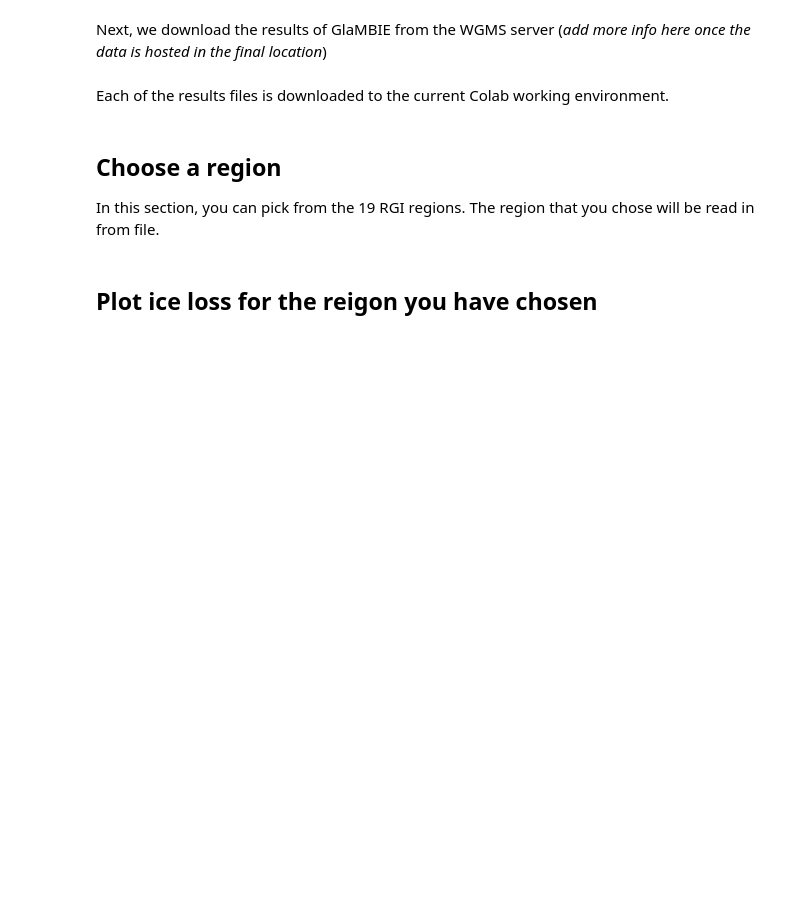
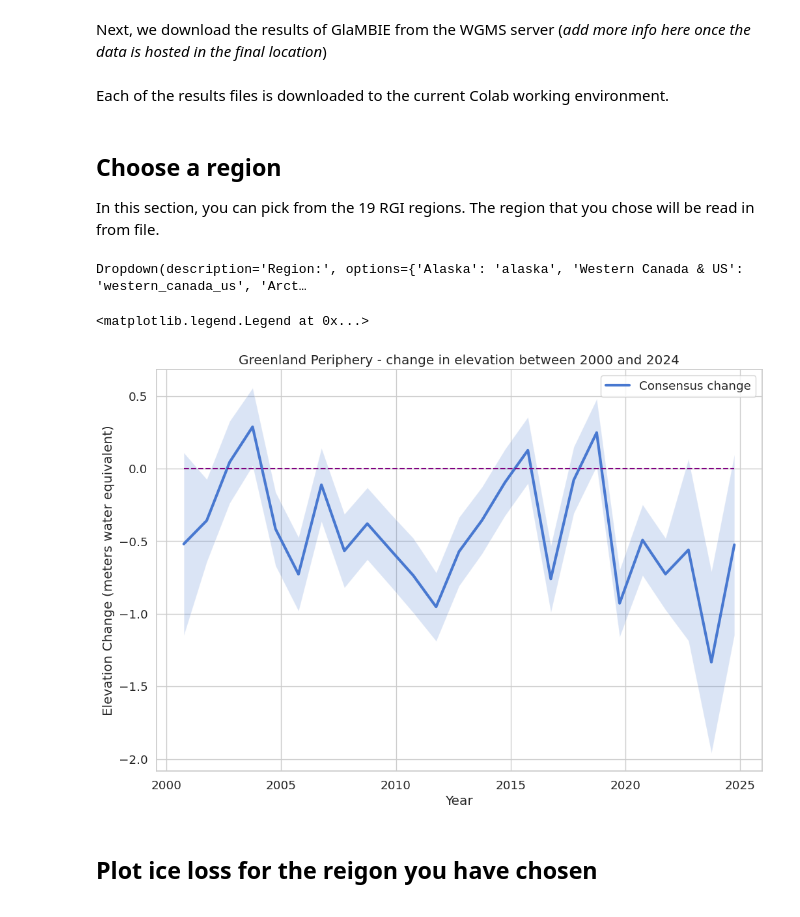
Before and after one commit to earthwave/glambie_demo_notebooks, a Jupyter notebook: glambie_reigonal_plots.ipynb, the cells around one changed output. Cells and saved outputs as stored; diff of their text form; code cells hidden in the pictures; blank space fills up the shorter version.

Commit message:
Add dropdowns and comparison plot

```diff
--- a/glambie_reigonal_plots.ipynb
+++ b/glambie_reigonal_plots.ipynb
@@ -24,3 +26,13 @@ from pathlib import Path
 import seaborn as sns
 sns.set_theme(palette='muted', style='whitegrid', font_scale=1.2)
+# %%
+def glambie_regions_dropdown(first_region_choice: str = None):
+  regions = {'Alaska': 'alaska', 'Western Canada & US': 'western_canada_us', 'Arctic Canada North': 'arctic_canada_north', 'Arctic Canada South': 'arctic_canada_south', 'Greenland Periphery': 'greenland_periphery', 'Iceland': 'iceland', 'Svalbard': 'svalbard', 'Scandinavia': 'scandinavia', 'Russian Arctic': 'russian_arctic', 'North Asia': 'north_asia', 'Central Europe': 'central_europe', 'Caucasus & Middle East': 'caucasus_middle_east', 'Central Asia': 'central_asia', 'South Asia West': 'south_asia_west', 'Low Latitudes': 'low_latitudes', 'Southern Andes': 'southern_andes', 'New Zealand': 'new_zealand', 'Antarctic and Subantarctic Islands': 'antarctic_and_subantarctic'}
+  if first_region_choice is not None:
+    regions = {key:val for key, val in regions.items() if val != first_region_choice}
+  a = widgets.Dropdown(
+    options=regions,
+    description='Region:'
+)
+  return a
 # %%
@@ -90,27 +102,33 @@ In this section, you can pick from the 19 RGI regions. The region that you chose
 local_path = '/data/ox1/working/glambie/demo_notebooks'
 # %%
 temporal_option = 'hydrological_years'
-data_directory = local_path + 'glambie_csvs_to_publish' + '/' + temporal_option
+data_directory = local_path + '/glambie_csvs_to_publish' + '/' + temporal_option
 # %%
 list_of_csvs = sorted(glob.glob(os.path.join(data_directory, '*.csv')))
 # %%
 # choose a region
-region = 'arctic_canada_south'
+region = glambie_regions_dropdown()
+region
+# %% [output]
+Dropdown(description='Region:', options={'Alaska': 'alaska', 'Western Canada & US': 'western_canada_us', 'Arct…
 # %%
 for filename in list_of_csvs:
-    if region in filename:
+    if region.value in filename:
         region_dataframe = pd.read_csv(filename)
 # %%
 plt.subplots(1, 1, figsize=(12,8))
 
 plt.plot(region_dataframe.end_dates, region_dataframe.consensus_mwe, linewidth=3, zorder=2, label='Consensus change')
 plt.fill_between(region_dataframe.end_dates, region_dataframe.consensus_mwe - region_dataframe.consensus_mwe_errors, region_dataframe.consensus_mwe + region_dataframe.consensus_mwe_errors, alpha=0.2)
 plt.hlines(0, region_dataframe.end_dates.values[0], region_dataframe.end_dates.values[-1], linestyle='dashed', color='purple')
 plt.xlabel('Year')
 plt.ylabel('Elevation Change (meters water equivalent)')
-plt.title(transform_string(region) + ' - change in elevation between 2000 and 2024')
+plt.title(transform_string(region.value) + ' - change in elevation between 2000 and 2024')
 
 plt.legend()
+# %% [output]
+<matplotlib.legend.Legend at 0x...>
+[figure, added]
 # %% [markdown]
 <div>
 
```
Also changed, not shown: parts of 13 cells of this notebook.
